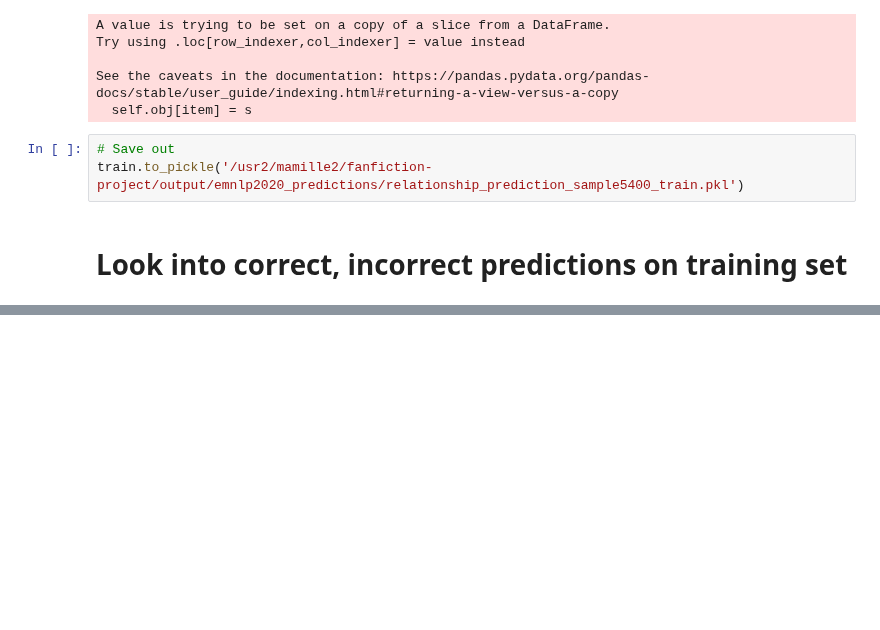
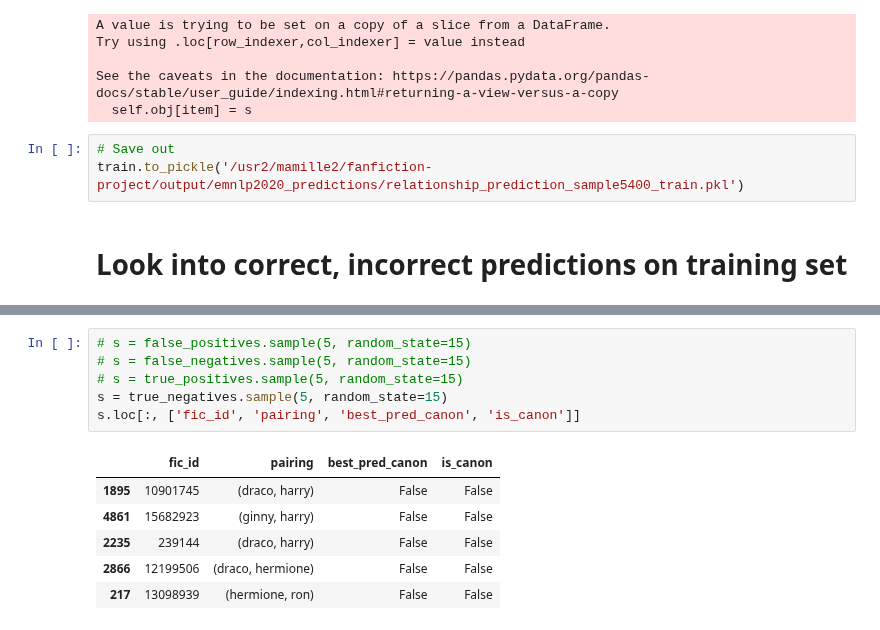
Before and after one commit to michaelmilleryoder/fanfiction-scripts, a Jupyter notebook: jupyter/emnlp2020_analysis.ipynb, the cells around one changed output, grey strips where cells are left out. Cells and saved outputs as stored; diff of their text form; blank space fills up the shorter version.

```diff
--- a/jupyter/emnlp2020_analysis.ipynb
+++ b/jupyter/emnlp2020_analysis.ipynb
@@ -292,0 +324,13 @@ Number of false negatives: 524
+# %%
+# s = false_positives.sample(5, random_state=15)
+# s = false_negatives.sample(5, random_state=15)
+# s = true_positives.sample(5, random_state=15)
+s = true_negatives.sample(5, random_state=15)
+s.loc[:, ['fic_id', 'pairing', 'best_pred_canon', 'is_canon']]
+# %% [output]
+|  | fic_id | pairing | best_pred_canon | is_canon |
+| 1895 | 10901745 | (draco, harry) | False | False |
+| 4861 | 15682923 | (ginny, harry) | False | False |
+| 2235 | 239144 | (draco, harry) | False | False |
+| 2866 | 12199506 | (draco, hermione) | False | False |
+| 217 | 13098939 | (hermione, ron) | False | False |
```
Also changed, not shown: parts of 17 cells of this notebook, 3 other files.
